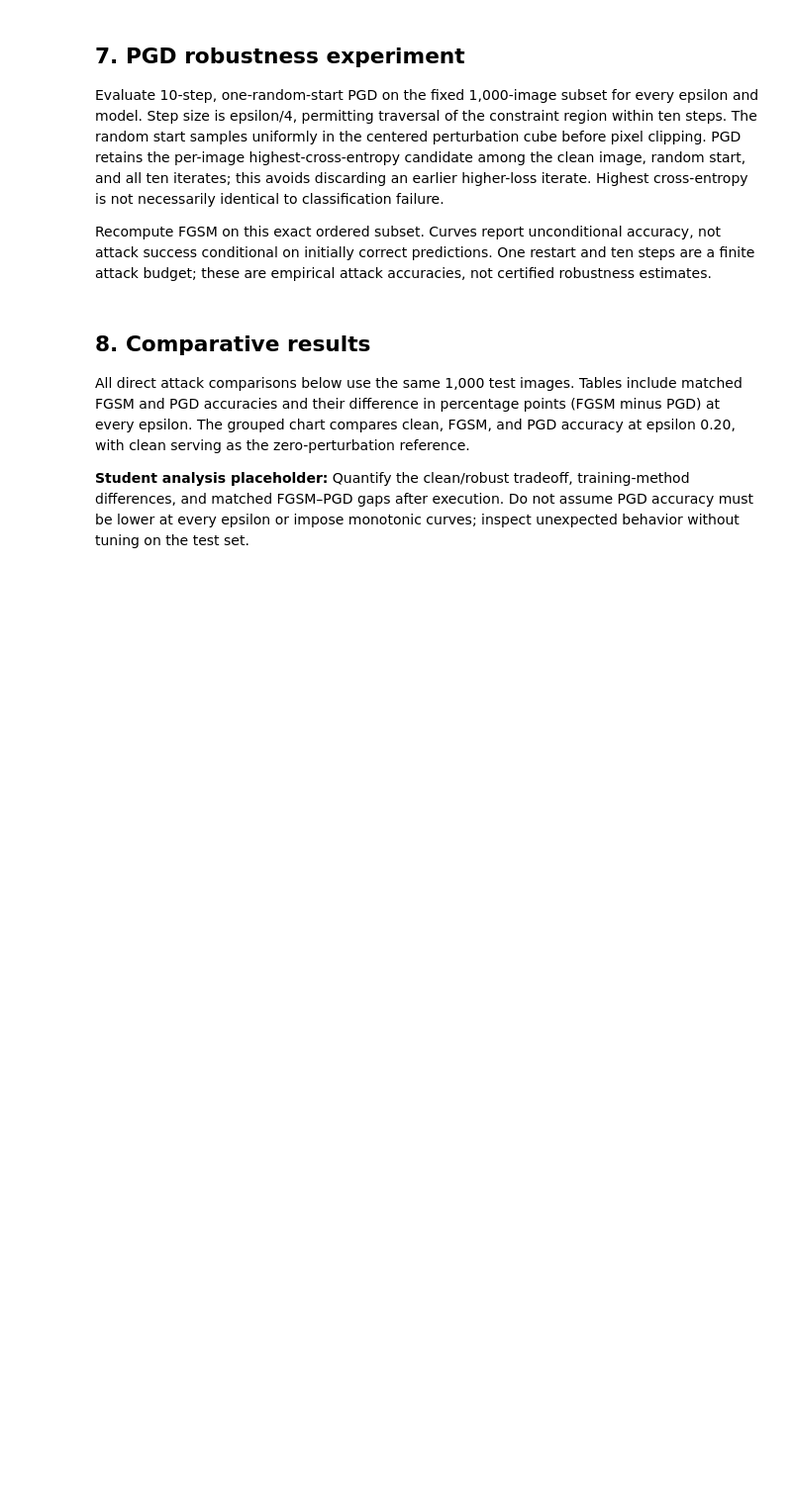
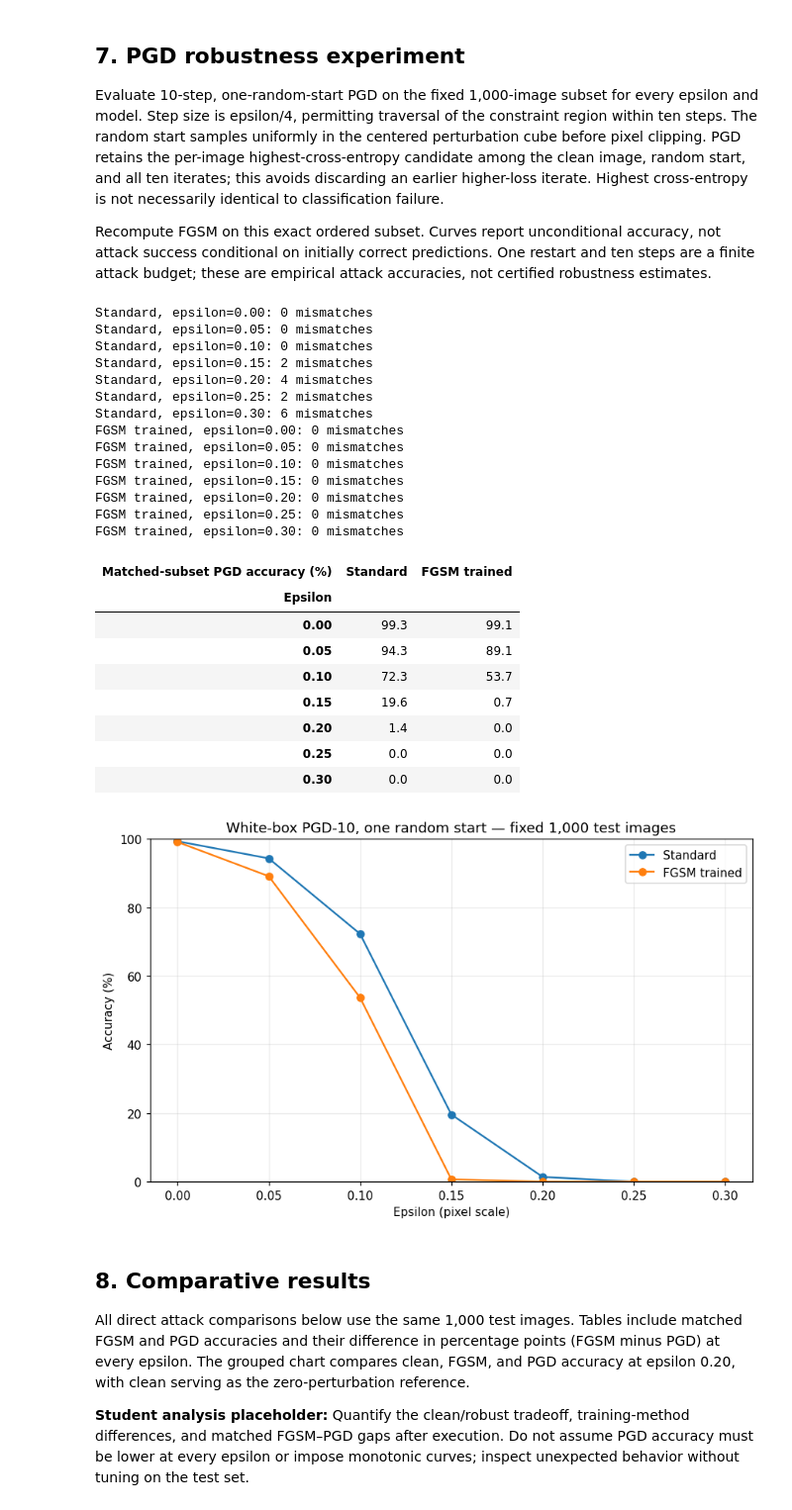
Before and after one commit to CandidoS391/learning-under-transformation, a Jupyter notebook: adversarial_examples_fgsm_pgd.ipynb, the cells around one changed output. Shown at 99% size. Cells and saved outputs as stored; diff of their text form; code cells hidden in the pictures; blank space fills up the shorter version.

```diff
--- a/adversarial_examples_fgsm_pgd.ipynb
+++ b/adversarial_examples_fgsm_pgd.ipynb
@@ -45,7 +45,7 @@ EPS_TRAIN = 0.20
 EPSILONS = (0.0, 0.05, 0.10, 0.15, 0.20, 0.25, 0.30)
 PGD_STEPS = 10
 TOL = 1e-6
-DATA_ROOT = Path("/kaggle/input/mnist-torchvision")  # Parent of MNIST/raw/.
+DATA_ROOT = Path("/kaggle/working/data") # Parent of MNIST/raw/.
 device = torch.device("cuda" if torch.cuda.is_available() else "cpu")
 
 def seed_everything():
@@ -72,7 +75,7 @@ else:
 # %%
 # Load only the original training split and verify the fixed partitions.
 train_source = datasets.MNIST(
-  root=str(DATA_ROOT), train=True, transform=transforms.ToTensor(), download=False
+  root=str(DATA_ROOT), train=True, transform=transforms.ToTensor(), download=True
 )
 assert len(train_source) == 60000
 split_generator = torch.Generator().manual_seed(SEED)
@@ -294,7 +324,7 @@ The following checks execute only when this notebook is run: shapes, pixel bound
 # %%
 # Construct final-evaluation loaders and verify attack behavior without model updates.
 test_source = datasets.MNIST(
-  root=str(DATA_ROOT), train=False, transform=transforms.ToTensor(), download=False
+  root=str(DATA_ROOT), train=False, transform=transforms.ToTensor(), download=True
 )
 assert train_source.train is True and test_source.train is False
 assert train_data.dataset is train_source and val_data.dataset is train_source
@@ -415,32 +460,75 @@ Recompute FGSM on this exact ordered subset. Curves report unconditional accurac
 # %%
 # Evaluate matched-subset FGSM and PGD and verify all zero-epsilon predictions.
 matched, clean_subset = {}, {}
 expected_labels = test_source.targets[torch.tensor(subset_indices)]
+
 for name, model in models.items():
   clean_subset[name] = evaluate_clean(model, subset_loader)
+
   for epsilon in EPSILONS:
     for attack in ("FGSM", "PGD"):
       result = evaluate_attack(model, subset_loader, attack, epsilon)
       assert result["n"] == 1000
       assert torch.equal(result["labels"], expected_labels)
+
       if epsilon == 0:
         assert abs(result["accuracy"] - clean_subset[name]["accuracy"]) < TOL
-        assert torch.equal(result["predictions"],
-                            full_fgsm[name, 0.0]["predictions"][subset_indices])
+        assert torch.equal(
+          result["predictions"],
+          full_fgsm[name, 0.0]["predictions"][subset_indices]
+        )
+
       matched[name, attack, epsilon] = result
+
+  # Diagnostic: compare subset FGSM predictions against full-test FGSM.
   for epsilon in EPSILONS:
-    assert torch.equal(matched[name, "FGSM", epsilon]["predictions"],
-                        full_fgsm[name, epsilon]["predictions"][subset_indices])
+    subset_predictions = matched[name, "FGSM", epsilon]["predictions"]
+    full_predictions = full_fgsm[name, epsilon]["predictions"][subset_indices]
+
+    mismatches = (subset_predictions != full_predictions).sum().item()
+    print(f"{name}, epsilon={epsilon:.2f}: {mismatches} mismatches")
+
 pgd_table = pd.DataFrame({
   name: [100 * matched[name, "PGD", e]["accuracy"] for e in EPSILONS]
   for name in models
 }, index=pd.Index(EPSILONS, name="Epsilon"))
+
 display(pgd_table.round(2).rename_axis(columns="Matched-subset PGD accuracy (%)"))
+
 ax = pgd_table.plot(marker="o", figsize=(8, 5))
-ax.set(title="White-box PGD-10, one random start — fixed 1,000 test images",
-        xlabel="Epsilon (pixel scale)", ylabel="Accuracy (%)", ylim=(0, 100))
+ax.set(
+  title="White-box PGD-10, one random start — fixed 1,000 test images",
+  xlabel="Epsilon (pixel scale)",
+  ylabel="Accuracy (%)",
+  ylim=(0, 100)
+)
 plt.tight_layout()
 plt.show()
+# %% [output]
+Standard, epsilon=0.00: 0 mismatches
+Standard, epsilon=0.05: 0 mismatches
+Standard, epsilon=0.10: 0 mismatches
+Standard, epsilon=0.15: 2 mismatches
+Standard, epsilon=0.20: 4 mismatches
+Standard, epsilon=0.25: 2 mismatches
+Standard, epsilon=0.30: 6 mismatches
+FGSM trained, epsilon=0.00: 0 mismatches
+FGSM trained, epsilon=0.05: 0 mismatches
+FGSM trained, epsilon=0.10: 0 mismatches
+FGSM trained, epsilon=0.15: 0 mismatches
+FGSM trained, epsilon=0.20: 0 mismatches
+FGSM trained, epsilon=0.25: 0 mismatches
+FGSM trained, epsilon=0.30: 0 mismatches
+| Matched-subset PGD accuracy (%) | Standard | FGSM trained |
+| Epsilon |  |  |
+| 0.00 | 99.3 | 99.1 |
+| 0.05 | 94.3 | 89.1 |
+| 0.10 | 72.3 | 53.7 |
+| 0.15 | 19.6 | 0.7 |
+| 0.20 | 1.4 | 0.0 |
+| 0.25 | 0.0 | 0.0 |
+| 0.30 | 0.0 | 0.0 |
+[figure, added]
 # %% [markdown]
 ## 8. Comparative results
 All direct attack comparisons below use the same 1,000 test images. Tables include matched FGSM and PGD accuracies and their difference in percentage points (FGSM minus PGD) at every epsilon. The grouped chart compares clean, FGSM, and PGD accuracy at epsilon 0.20, with clean serving as the zero-perturbation reference.
```
Also changed, not shown: parts of 10 cells of this notebook, 1 other file.
